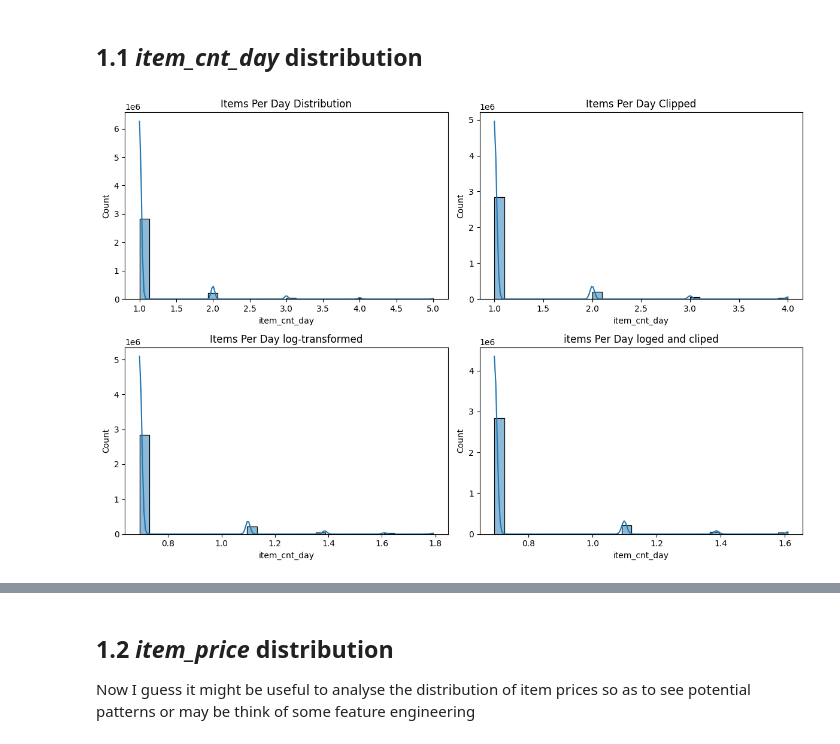
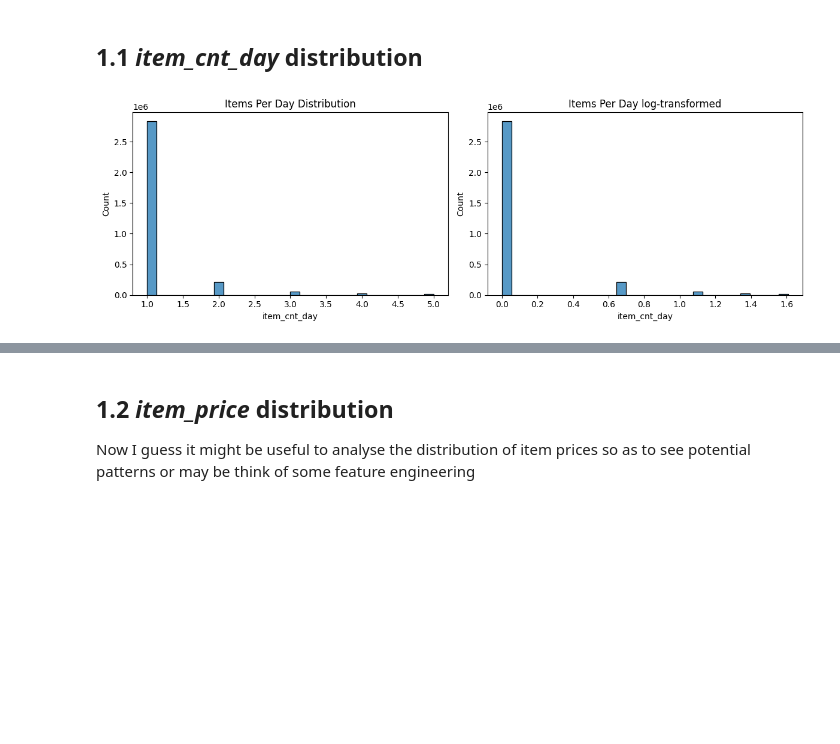
Before and after one commit to Dybal-Ilia/Innowise-Dybal, a Jupyter notebook: notebooks/EDA.ipynb, the cells around one changed output, grey strips where cells are left out. Saved outputs shown, nothing was run; the diff lists cells and outputs as text; code cells hidden in the pictures; blank space fills up the shorter version.

```diff
--- a/notebooks/EDA.ipynb
+++ b/notebooks/EDA.ipynb
@@ -52,27 +47,19 @@ train
 # %% [markdown]
 ## 1.1 *item_cnt_day* distribution
 # %%
-import matplotlib.pyplot as plt
-import seaborn as sns
-fig, axes = plt.subplots(2, 2, figsize = (12,8))
+fig, axes = plt.subplots(1, 2, figsize = (12, 4))
 
-sns.histplot(train['item_cnt_day'], bins=30, ax=axes[0,0], kde=True)
-axes[0,0].set_title('Items Per Day Distribution')
+sns.histplot(train['item_cnt_day'], bins=30, ax=axes[0])
+axes[0].set_title('Items Per Day Distribution')
 
-upper_bound = train['item_cnt_day'].quantile(0.99)
 
-sns.histplot(train['item_cnt_day'].clip(0, upper_bound), bins=30, ax=axes[0,1], kde=True)
-axes[0,1].set_title('Items Per Day Clipped')
+sns.histplot(np.log(train['item_cnt_day']), bins=30, ax=axes[1])
+axes[1].set_title('Items Per Day log-transformed')
 
-sns.histplot(np.log1p(train['item_cnt_day']), bins=30, ax=axes[1,0], kde=True)
-axes[1,0].set_title('Items Per Day log-transformed')
-
-sns.histplot(np.log1p(train['item_cnt_day'].clip(0, upper_bound)), bins=30, ax=axes[1,1], kde=True)
-axes[1,1].set_title('items Per Day loged and cliped')
 
 plt.tight_layout()
 plt.show()
 # %% [output]
-[figure, old version]
+[figure, new version]
 # %% [markdown]
 Observations:
```
Also changed, not shown: parts of 26 cells of this notebook.
